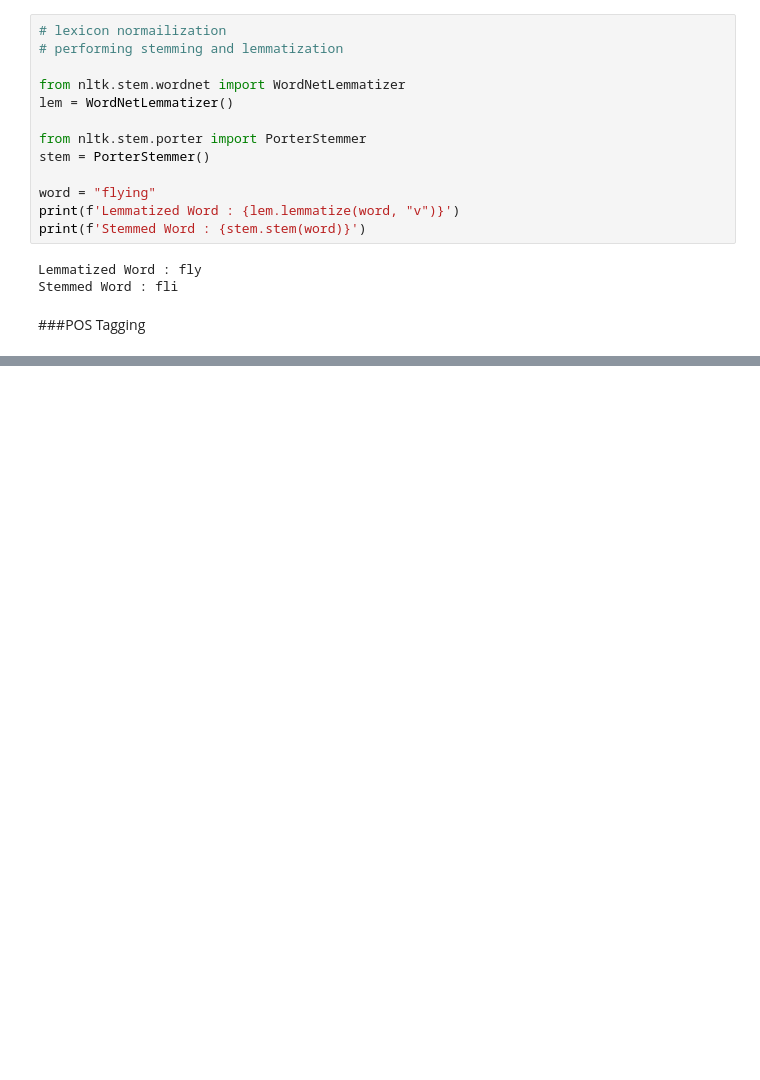
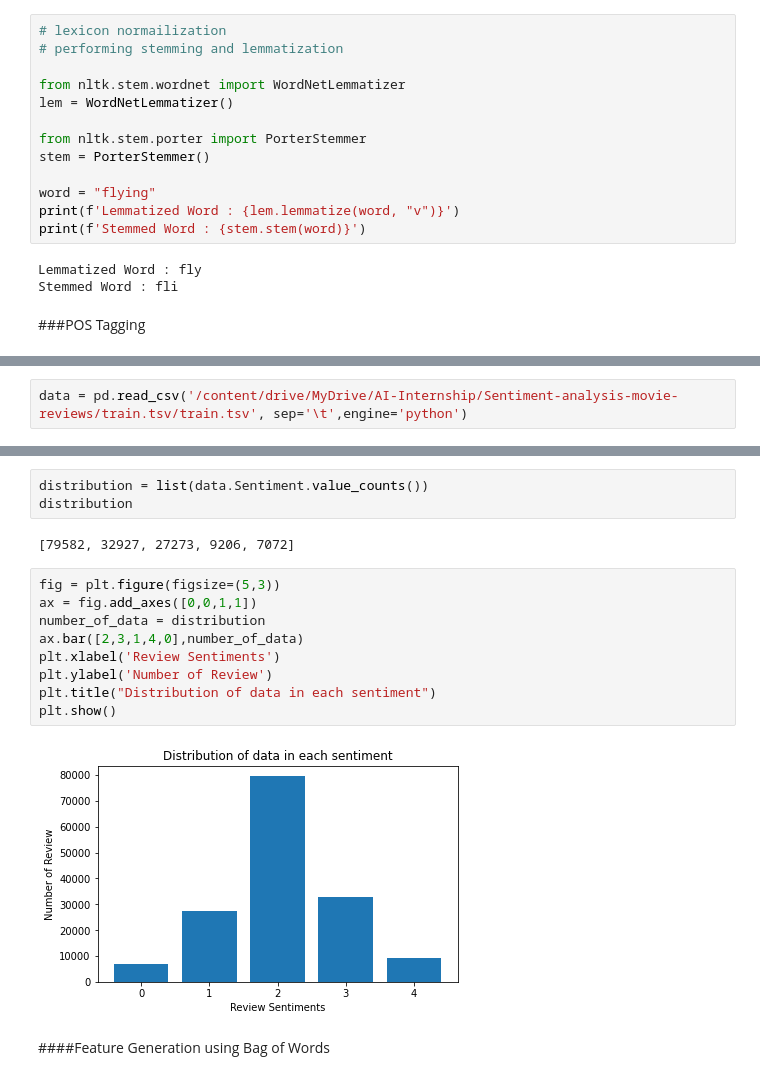
Before and after one commit to ZahraDehghani99/AI-Internship, a Jupyter notebook: Phase03_Introduction_To_NLP/Phase03_Introduction_To_NLP.ipynb, the cells around one changed output, grey strips where cells are left out. Saved outputs shown, nothing was run; the diff lists cells and outputs as text; blank space fills up the shorter version.

Commit message:
Load Sentiment analysis on movie reviews dataset.

```diff
--- a/Phase03_Introduction_To_NLP/Phase03_Introduction_To_NLP.ipynb
+++ b/Phase03_Introduction_To_NLP/Phase03_Introduction_To_NLP.ipynb
@@ -153,0 +193,2 @@ Stemmed Word : fli
+# %%
+data = pd.read_csv('/content/drive/MyDrive/AI-Internship/Sentiment-analysis-movie-reviews/train.tsv/train.tsv', sep='\t',engine='python')
@@ -153,0 +236,18 @@ Stemmed Word : fli
+# %%
+distribution = list(data.Sentiment.value_counts())
+distribution
+# %% [output]
+[79582, 32927, 27273, 9206, 7072]
+# %%
+fig = plt.figure(figsize=(5,3))
+ax = fig.add_axes([0,0,1,1])
+number_of_data = distribution
+ax.bar([2,3,1,4,0],number_of_data)
+plt.xlabel('Review Sentiments')
+plt.ylabel('Number of Review')
+plt.title("Distribution of data in each sentiment")
+plt.show()
+# %% [output]
+[figure, added]
+# %% [markdown]
+####Feature Generation using Bag of Words
```
Also changed, not shown: parts of 11 cells of this notebook.
